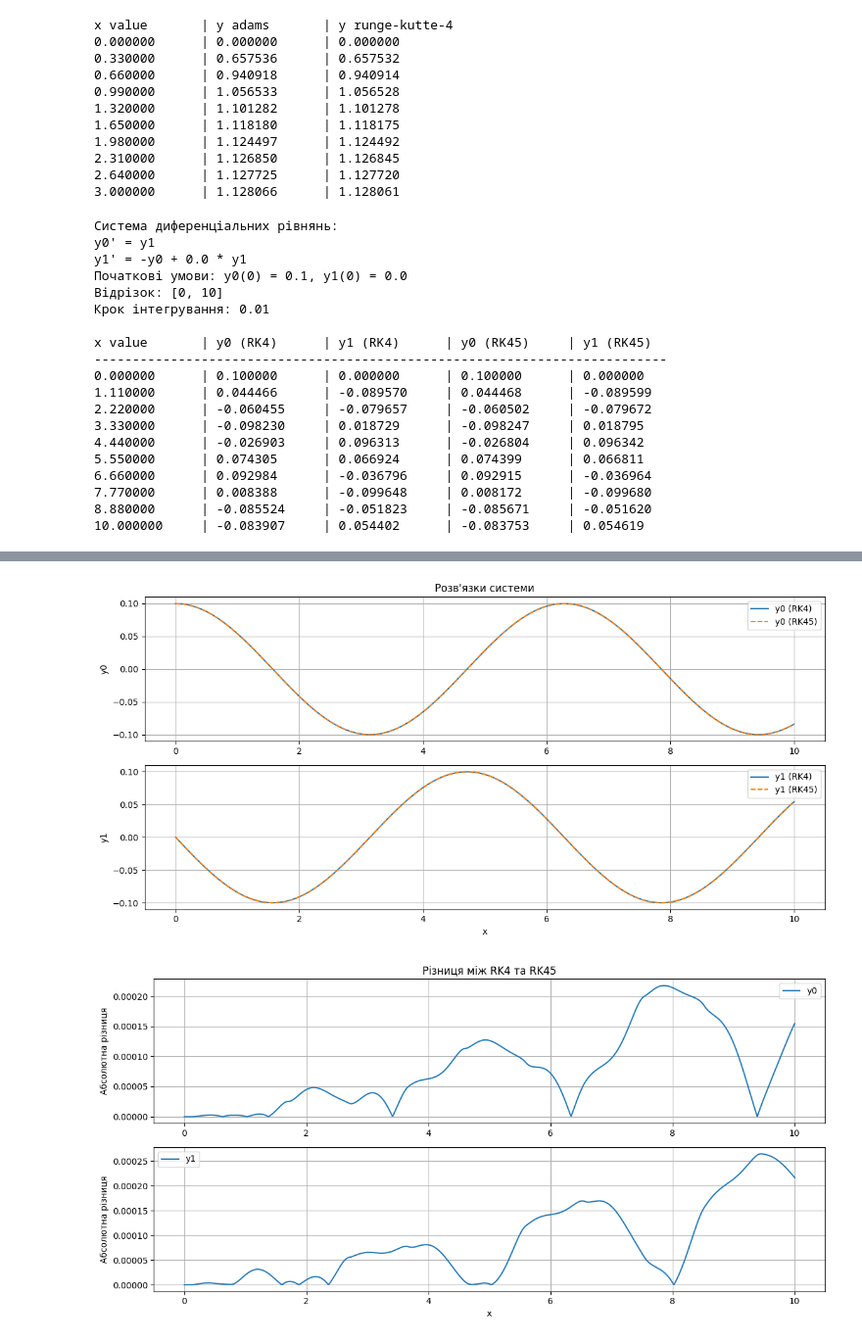
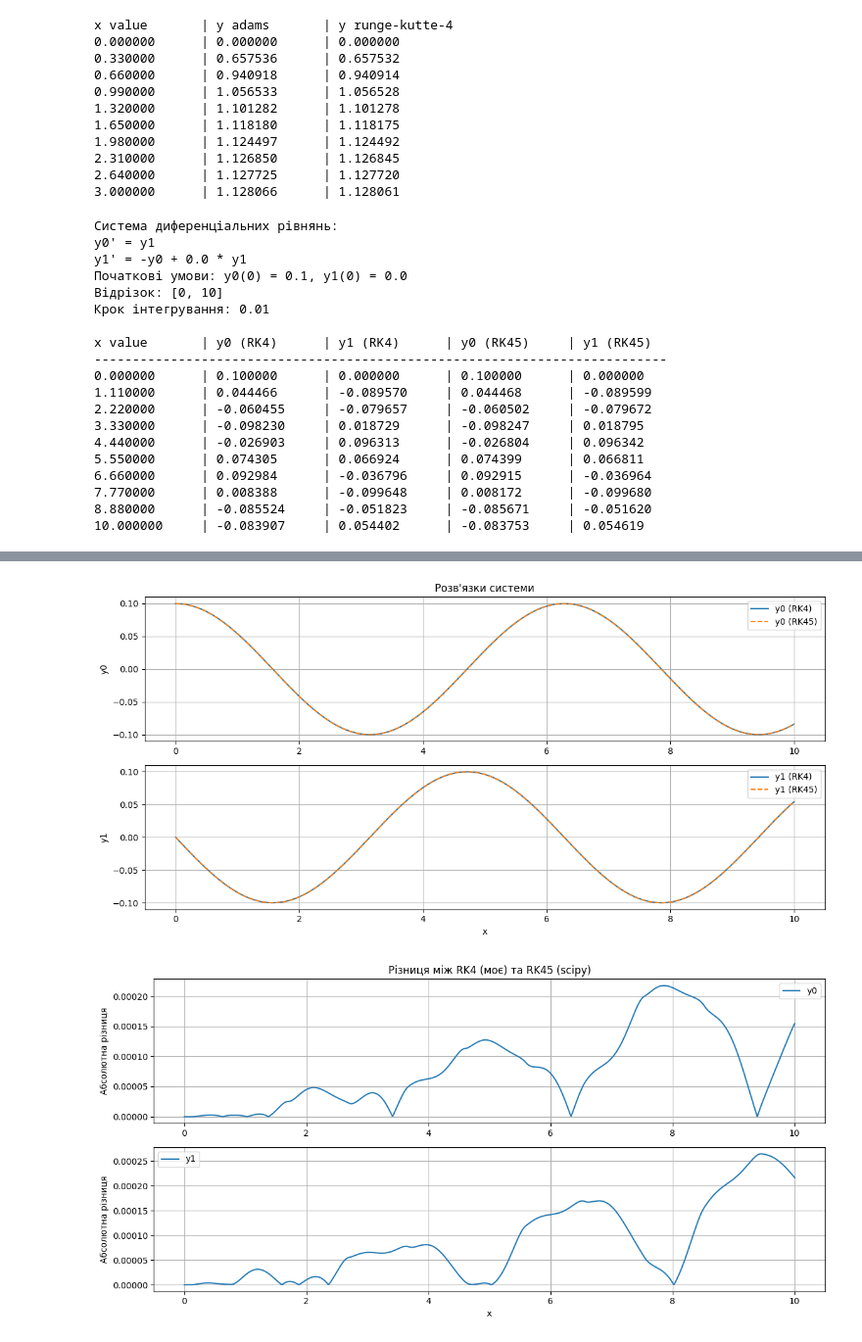
Before and after one commit to Ak1yamaKiyoshi/kpi-SR, a Jupyter notebook: jupyter/lab_8.ipynb, the cells around one changed output, grey strips where cells are left out. Shown at 98% size. Saved outputs shown, nothing was run; the diff lists cells and outputs as text; code cells hidden in the pictures.

```diff
--- a/jupyter/lab_8.ipynb
+++ b/jupyter/lab_8.ipynb
@@ -165,26 +129,11 @@ plt.show()
 # %%
 
 def adams_method(f, x0, y0, xf, n):
-    """
-    Метод Адамса для розв'язання звичайних диференціальних рівнянь.
-
-    Параметри:
-    f -- функція правої частини ДР: dy/dx = f(x, y)
-    x0 -- початкове значення x
-    y0 -- початкове значення y
-    xf -- кінцеве значення x
-    n -- кількість кроків
-
-    Повертає:
-    x -- масив значень x
-    y -- масив значень y
-    """
     h = (xf - x0) / n  # крок
     x = np.linspace(x0, xf, n + 1)
     y = np.zeros(n + 1)
     y[0] = y0
 
-    # Використовуємо метод Рунге-Кутта 4-го порядку для перших 4 точок
     for i in range(3):
         k1 = h * f(x[i], y[i])
         k2 = h * f(x[i] + h/2, y[i] + k1/2)
@@ -192,13 +141,10 @@ def adams_method(f, x0, y0, xf, n):
         k4 = h * f(x[i] + h, y[i] + k3)
         y[i+1] = y[i] + (k1 + 2*k2 + 2*k3 + k4) / 6
 
-    # Метод Адамса
     for i in range(3, n):
-        # Екстраполяційна формула (предиктор)
         y_pred = y[i] + h/24 * (55*f(x[i], y[i]) - 59*f(x[i-1], y[i-1]) +
                                 37*f(x[i-2], y[i-2]) - 9*f(x[i-3], y[i-3]))
 
-        # Інтерполяційна формула (коректор)
         y[i+1] = y[i] + h/24 * (9*f(x[i+1], y_pred) + 19*f(x[i], y[i]) -
                                 5*f(x[i-1], y[i-1]) + f(x[i-2], y[i-2]))
 
@@ -362,7 +308,7 @@ plt.figure(figsize=(12, 6))
 plt.subplot(2, 1, 1)
 plt.plot(x_rk4, np.abs(y_rk4[:, 0] - sol.y[0]), label='y0')
 plt.ylabel('Абсолютна різниця')
-plt.title('Різниця між RK4 та RK45')
+plt.title('Різниця між RK4 (моє) та RK45 (scipy)')
 plt.legend()
 plt.grid()
 
@@ -370,31 +316,31 @@ plt.subplot(2, 1, 2)
 plt.plot(x_rk4, np.abs(y_rk4[:, 1] - sol.y[1]), label='y1')
 plt.xlabel('x')
 plt.ylabel('Абсолютна різниця')
 plt.legend()
 plt.grid()
 
 plt.tight_layout()
 plt.show()
 # %% [output]
 Система диференціальних рівнянь:
 y0' = y1
 y1' = -y0 + 0.0 * y1
 Початкові умови: y0(0) = 0.1, y1(0) = 0.0
 Відрізок: [0, 10]
 Крок інтегрування: 0.01
 
 x value       | y0 (RK4)      | y1 (RK4)      | y0 (RK45)     | y1 (RK45)
 ---------------------------------------------------------------------------
 0.000000      | 0.100000      | 0.000000      | 0.100000      | 0.000000
 1.110000      | 0.044466      | -0.089570     | 0.044468      | -0.089599
 2.220000      | -0.060455     | -0.079657     | -0.060502     | -0.079672
 3.330000      | -0.098230     | 0.018729      | -0.098247     | 0.018795
 4.440000      | -0.026903     | 0.096313      | -0.026804     | 0.096342
 5.550000      | 0.074305      | 0.066924      | 0.074399      | 0.066811
 6.660000      | 0.092984      | -0.036796     | 0.092915      | -0.036964
 7.770000      | 0.008388      | -0.099648     | 0.008172      | -0.099680
 8.880000      | -0.085524     | -0.051823     | -0.085671     | -0.051620
 10.000000     | -0.083907     | 0.054402      | -0.083753     | 0.054619
 [figure]
 [figure]
-[figure, old version]
+[figure, new version]
```
Also changed, not shown: parts of 3 cells of this notebook, 29 other files.
